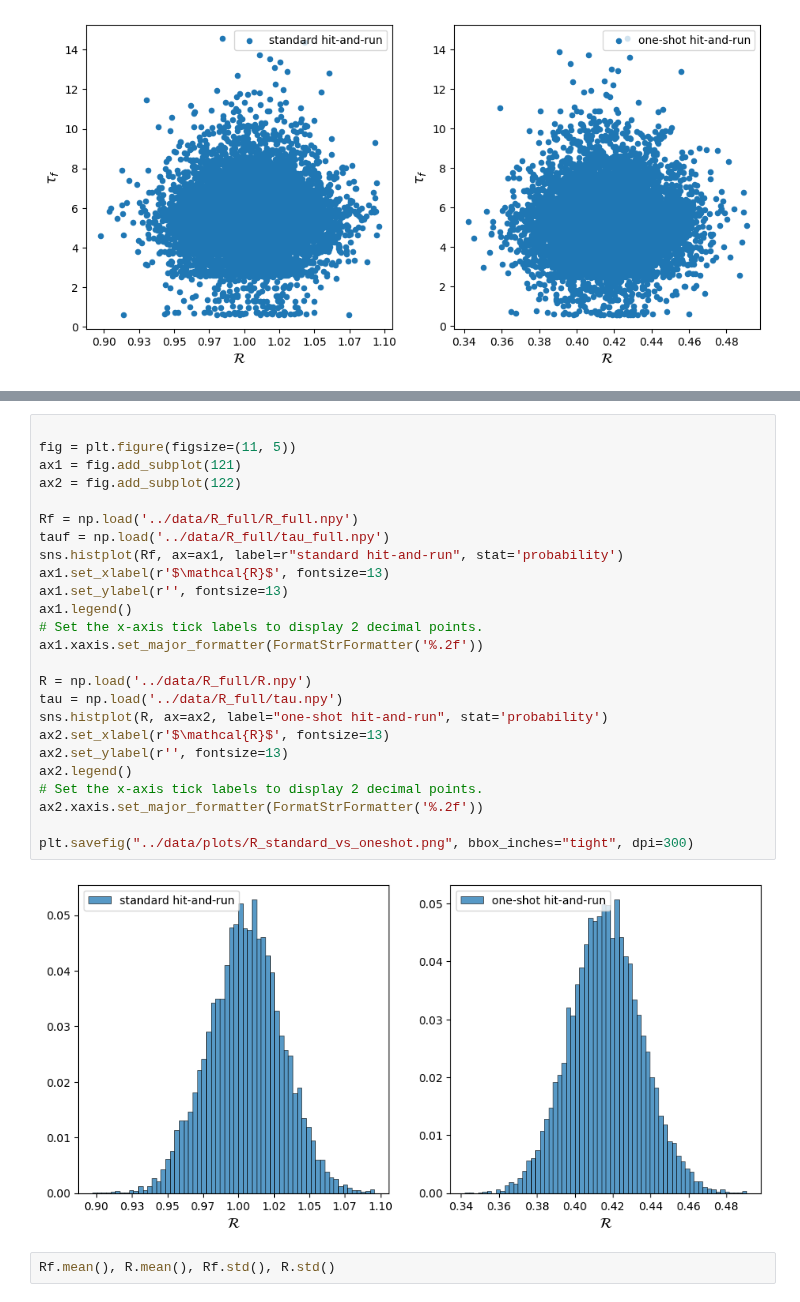
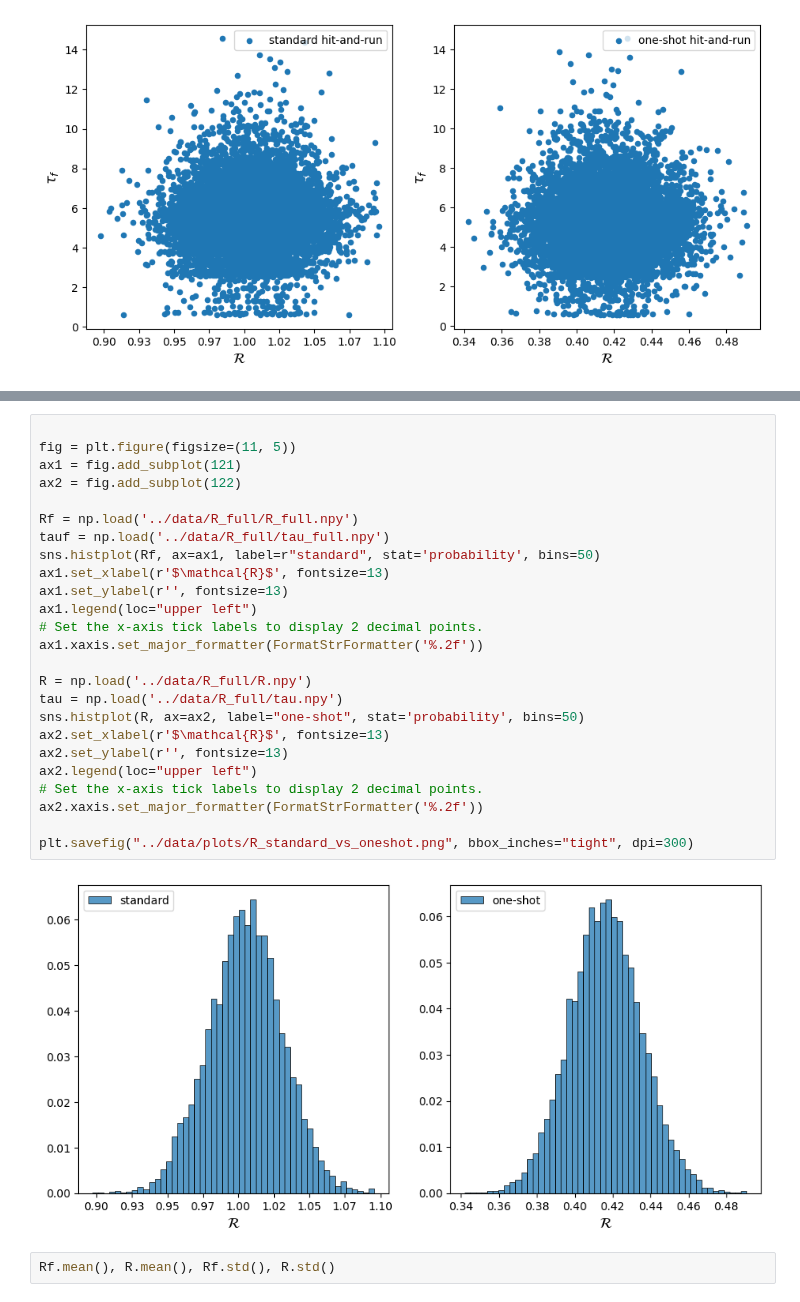
Before and after one commit to pinakm9/random-feature-map, a Jupyter notebook: notebooks/activation_range_full.ipynb, the cells around one changed output, grey strips where cells are left out. Cells and saved outputs as stored; diff of their text form.

```diff
--- a/notebooks/activation_range_full.ipynb
+++ b/notebooks/activation_range_full.ipynb
@@ -145,30 +170,30 @@ print(f'{tau.mean()-tauf.mean():.1f}')
 # %%
 
 fig = plt.figure(figsize=(11, 5))
 ax1 = fig.add_subplot(121)
 ax2 = fig.add_subplot(122)
 
 Rf = np.load('../data/R_full/R_full.npy')
 tauf = np.load('../data/R_full/tau_full.npy')
-sns.histplot(Rf, ax=ax1, label=r"standard hit-and-run", stat='probability')
+sns.histplot(Rf, ax=ax1, label=r"standard", stat='probability', bins=50)
 ax1.set_xlabel(r'$\mathcal{R}$', fontsize=13)
 ax1.set_ylabel(r'', fontsize=13)
-ax1.legend()
+ax1.legend(loc="upper left")
 # Set the x-axis tick labels to display 2 decimal points.
 ax1.xaxis.set_major_formatter(FormatStrFormatter('%.2f'))
 
 R = np.load('../data/R_full/R.npy')
 tau = np.load('../data/R_full/tau.npy')
-sns.histplot(R, ax=ax2, label="one-shot hit-and-run", stat='probability')
+sns.histplot(R, ax=ax2, label="one-shot", stat='probability', bins=50)
 ax2.set_xlabel(r'$\mathcal{R}$', fontsize=13)
 ax2.set_ylabel(r'', fontsize=13)
-ax2.legend()
+ax2.legend(loc="upper left")
 # Set the x-axis tick labels to display 2 decimal points.
 ax2.xaxis.set_major_formatter(FormatStrFormatter('%.2f'))
 
 plt.savefig("../data/plots/R_standard_vs_oneshot.png", bbox_inches="tight", dpi=300)
 # %% [output]
-[figure, old version]
+[figure, new version]
 # %%
 Rf.mean(), R.mean(), Rf.std(), R.std()
 # %% [output]
```
Also changed, not shown: parts of 2 cells of this notebook, 7 other files.
